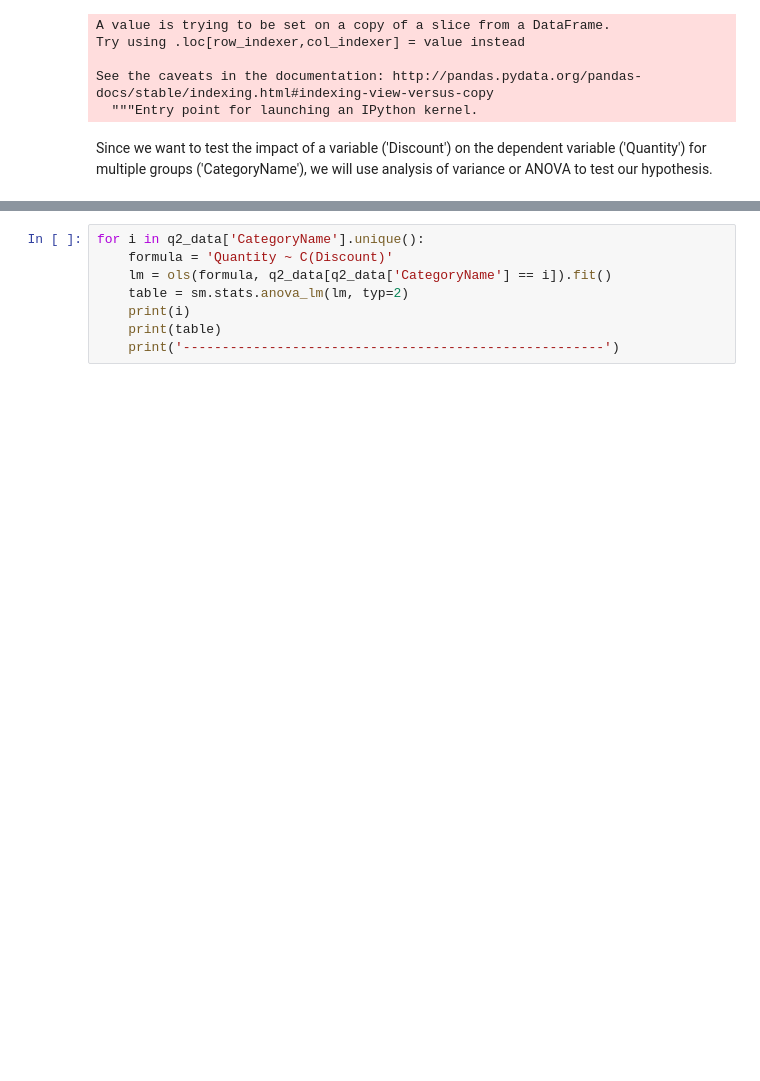
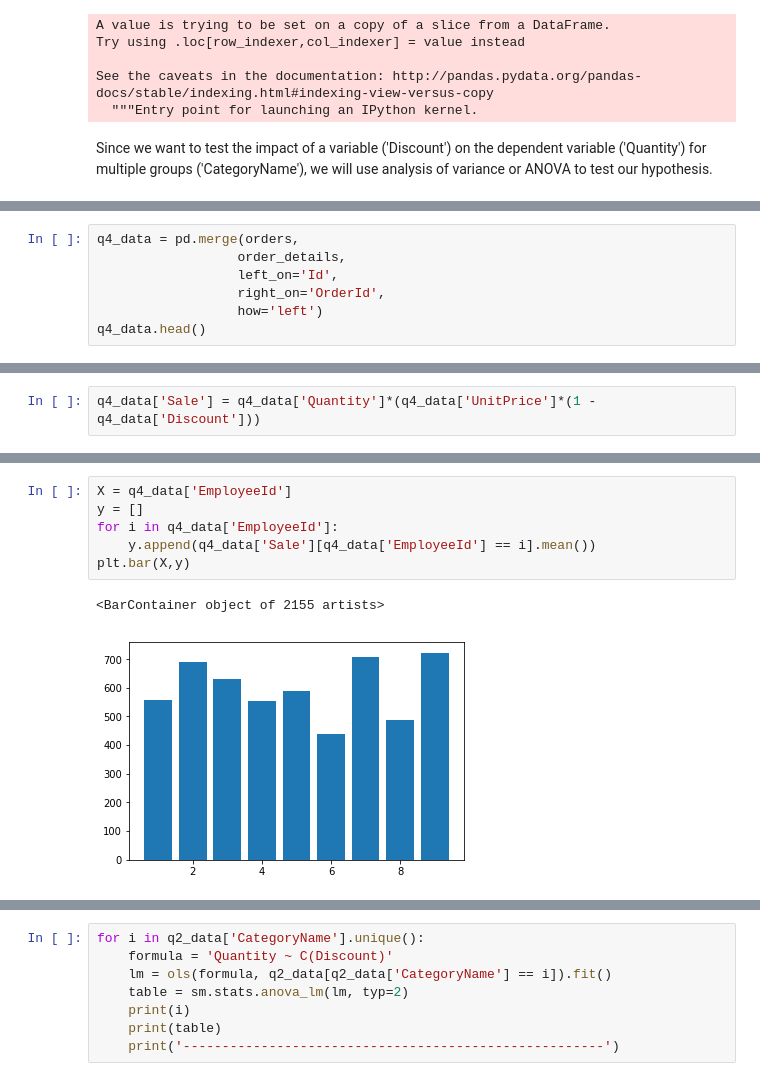
Before and after one commit to matthewsparr/Northwind-Database-Hypothesis-Testing, a Jupyter notebook: project.ipynb, the cells around one changed output, grey strips where cells are left out. Cells and saved outputs as stored; diff of their text form; blank space fills up the shorter version.

```diff
--- a/project.ipynb
+++ b/project.ipynb
@@ -267,0 +359,7 @@ We can do some additional analysis to look at each category individually to see
+# %%
+q4_data = pd.merge(orders,
+                  order_details,
+                  left_on='Id',
+                  right_on='OrderId',
+                  how='left')
+q4_data.head()
@@ -267,0 +373,2 @@ We can do some additional analysis to look at each category individually to see
+# %%
+q4_data['Sale'] = q4_data['Quantity']*(q4_data['UnitPrice']*(1 - q4_data['Discount']))
@@ -267,0 +384,9 @@ We can do some additional analysis to look at each category individually to see
+# %%
+X = q4_data['EmployeeId']
+y = []
+for i in q4_data['EmployeeId']:
+    y.append(q4_data['Sale'][q4_data['EmployeeId'] == i].mean())
+plt.bar(X,y)
+# %% [output]
+<BarContainer object of 2155 artists>
+[figure, added]
```
Also changed, not shown: parts of 44 cells of this notebook.
